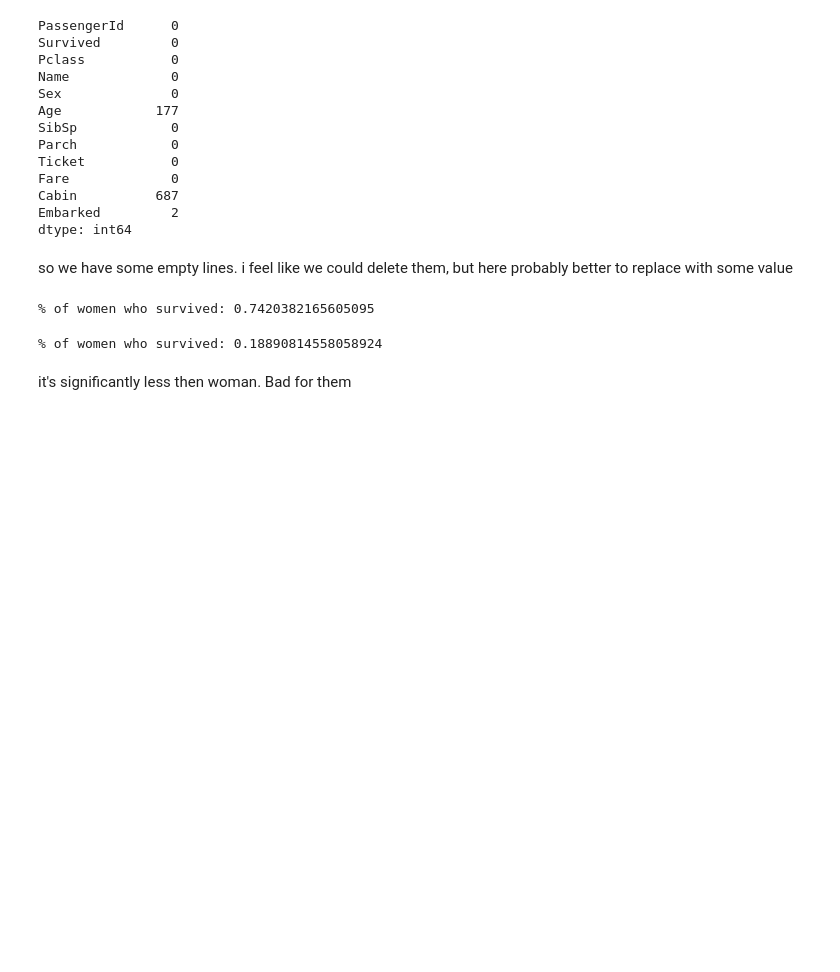
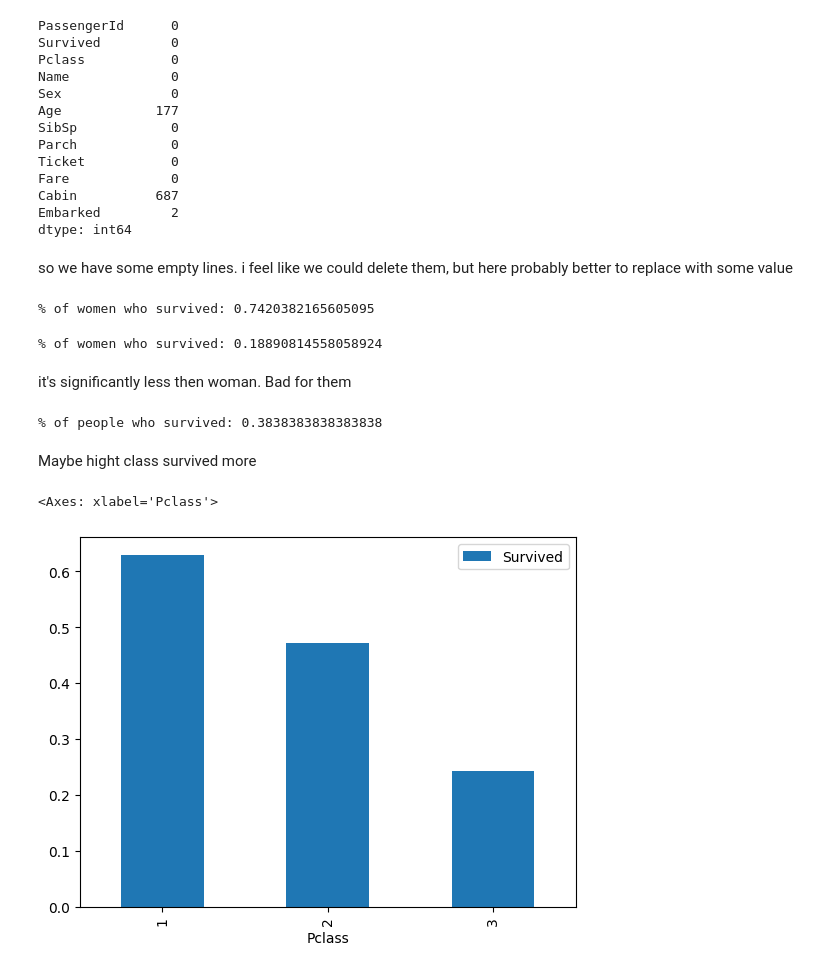
Before and after one commit to t0b0kh0va/data-engineering-portfolio, a Jupyter notebook: 1.Titanic - Machine Learning from Disaster/01_llm-finetuning-baseline.ipynb, the cells around one changed output. Cells and saved outputs as stored; diff of their text form; code cells hidden in the pictures; blank space fills up the shorter version.

Commit message:
who likely to survive

```diff
--- a/1.Titanic - Machine Learning from Disaster/01_llm-finetuning-baseline.ipynb
+++ b/1.Titanic - Machine Learning from Disaster/01_llm-finetuning-baseline.ipynb
@@ -182,3 +183,15 @@ print("% of women who survived:", rate_man)
 % of women who survived: 0.18890814558058924
 # %% [markdown]
 it's significantly less then woman. Bad for them
+# %%
+print("% of people who survived:", train_data['Survived'].mean())
+# %% [output]
+% of people who survived: 0.3838383838383838
+# %% [markdown]
+Maybe hight class survived more
+# %%
+class_pivot = train_data.pivot_table(index="Pclass", values="Survived")
+class_pivot.plot.bar()
+# %% [output]
+<Axes: xlabel='Pclass'>
+[figure, added]
```
Also changed, not shown: parts of 7 cells of this notebook.
